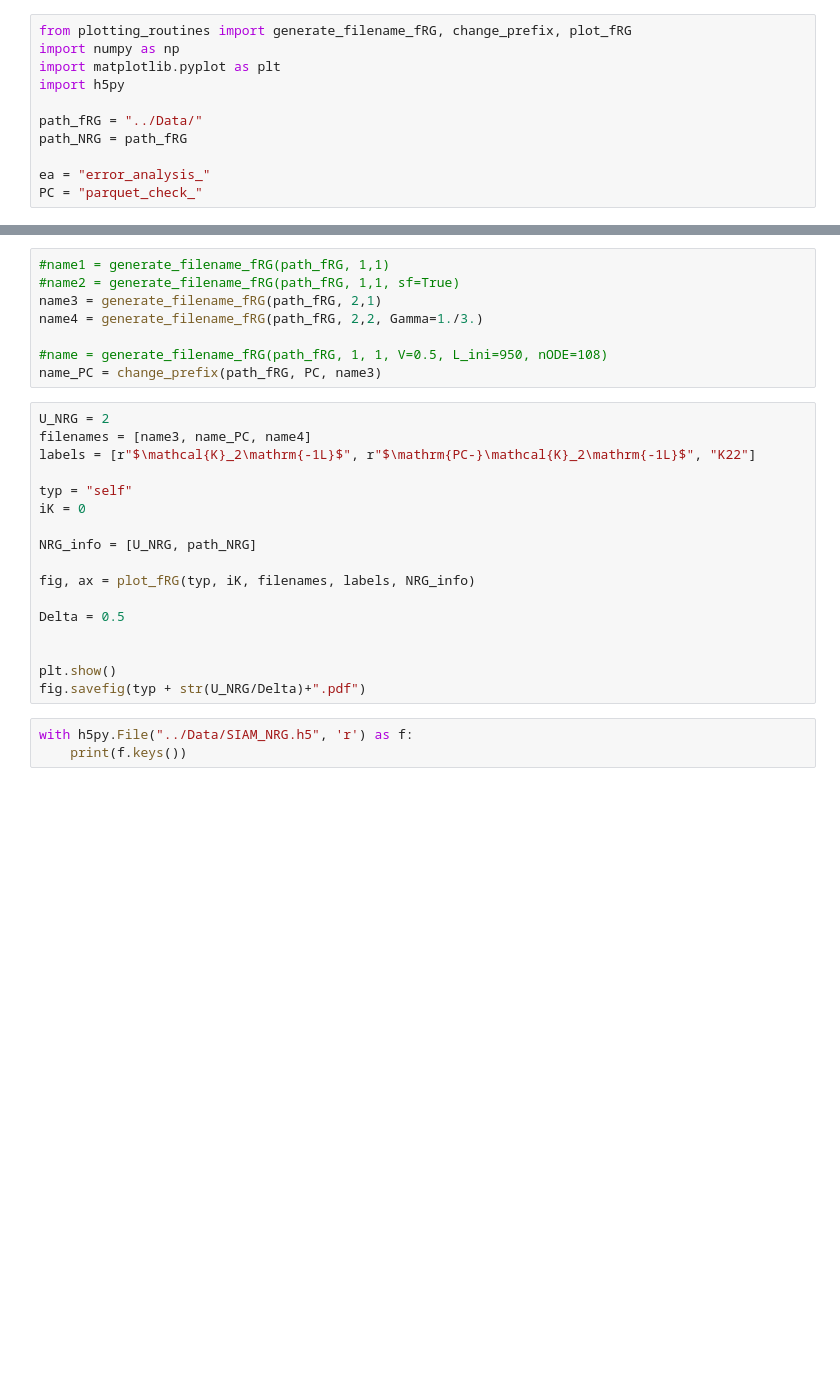
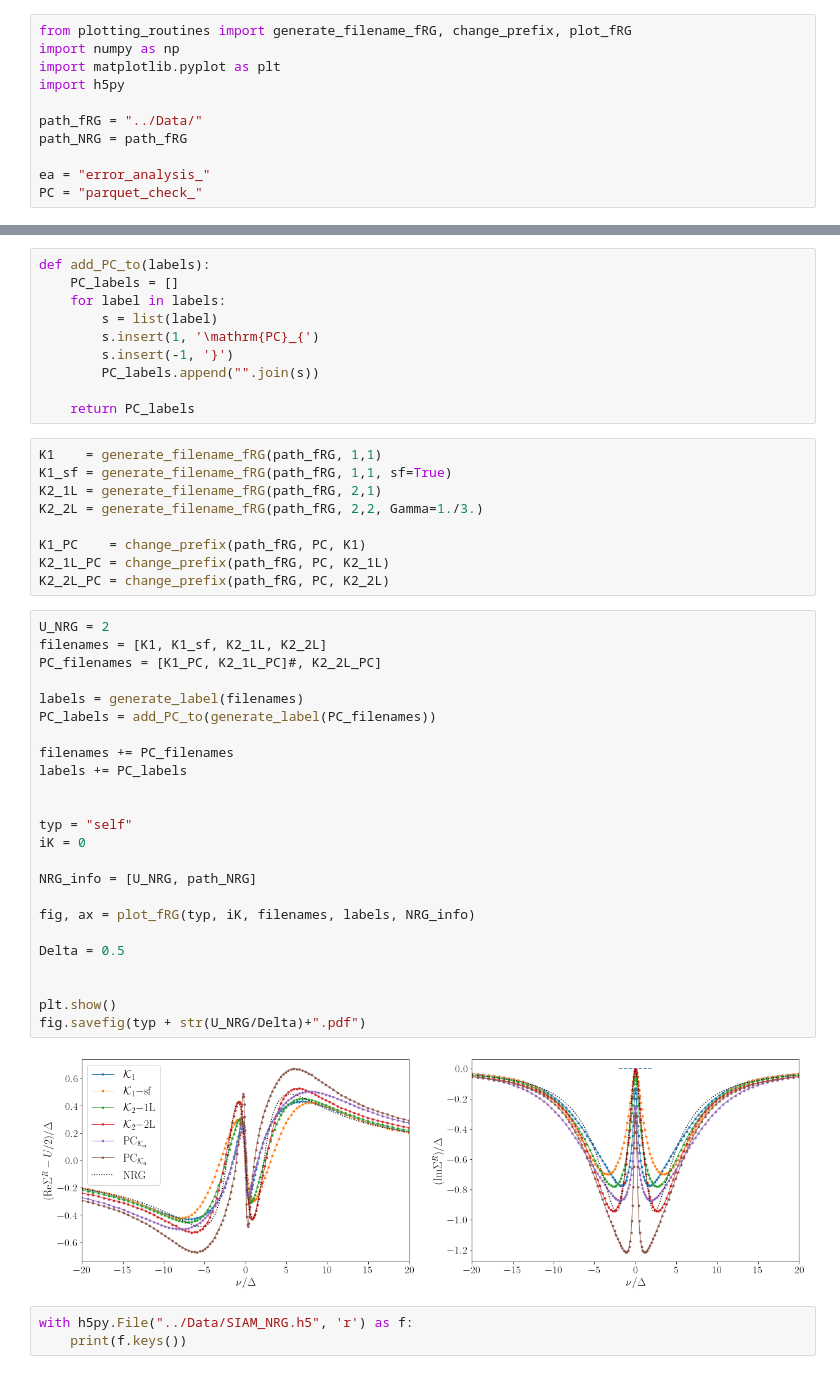
Before and after one commit to NepomukRitz/KeldyshQFT, a Jupyter notebook: Keldysh_mfRG/ipynb_scripts/Plotter.ipynb, the cells around one changed output, grey strips where cells are left out. Drawn from its saved outputs; the diff is of its cells as text; blank space fills up the shorter version.

Commit message:
Implements function to automatically generate labels for regular fRG flows and PC runs

```diff
--- a/Keldysh_mfRG/ipynb_scripts/Plotter.ipynb
+++ b/Keldysh_mfRG/ipynb_scripts/Plotter.ipynb
@@ -12,28 +28,48 @@ PC = "parquet_check_"
+# %%
+def add_PC_to(labels):
+    PC_labels = []
+    for label in labels:
+        s = list(label)
+        s.insert(1, '\mathrm{PC}_{')
+        s.insert(-1, '}')
+        PC_labels.append("".join(s))
+
+    return PC_labels
 # %%
-#name1 = generate_filename_fRG(path_fRG, 1,1)
-#name2 = generate_filename_fRG(path_fRG, 1,1, sf=True)
-name3 = generate_filename_fRG(path_fRG, 2,1)
-name4 = generate_filename_fRG(path_fRG, 2,2, Gamma=1./3.)
+K1    = generate_filename_fRG(path_fRG, 1,1)
+K1_sf = generate_filename_fRG(path_fRG, 1,1, sf=True)
+K2_1L = generate_filename_fRG(path_fRG, 2,1)
+K2_2L = generate_filename_fRG(path_fRG, 2,2, Gamma=1./3.)
 
-#name = generate_filename_fRG(path_fRG, 1, 1, V=0.5, L_ini=950, nODE=108)
-name_PC = change_prefix(path_fRG, PC, name3)
+K1_PC    = change_prefix(path_fRG, PC, K1)
+K2_1L_PC = change_prefix(path_fRG, PC, K2_1L)
+K2_2L_PC = change_prefix(path_fRG, PC, K2_2L)
 # %%
 U_NRG = 2
-filenames = [name3, name_PC, name4]
-labels = [r"$\mathcal{K}_2\mathrm{-1L}$", r"$\mathrm{PC-}\mathcal{K}_2\mathrm{-1L}$", "K22"]
+filenames = [K1, K1_sf, K2_1L, K2_2L]
+PC_filenames = [K1_PC, K2_1L_PC]#, K2_2L_PC]
+
+labels = generate_label(filenames)
+PC_labels = add_PC_to(generate_label(PC_filenames))
+
+filenames += PC_filenames
+labels += PC_labels
+
 
 typ = "self"
 iK = 0
 
 NRG_info = [U_NRG, path_NRG]
 
 fig, ax = plot_fRG(typ, iK, filenames, labels, NRG_info)
 
 Delta = 0.5
 
 
 plt.show()
 fig.savefig(typ + str(U_NRG/Delta)+".pdf")
+# %% [output]
+[figure, added]
 # %%
 with h5py.File("../Data/SIAM_NRG.h5", 'r') as f:
     print(f.keys())
```
Also changed, not shown: parts of 1 cell of this notebook.
